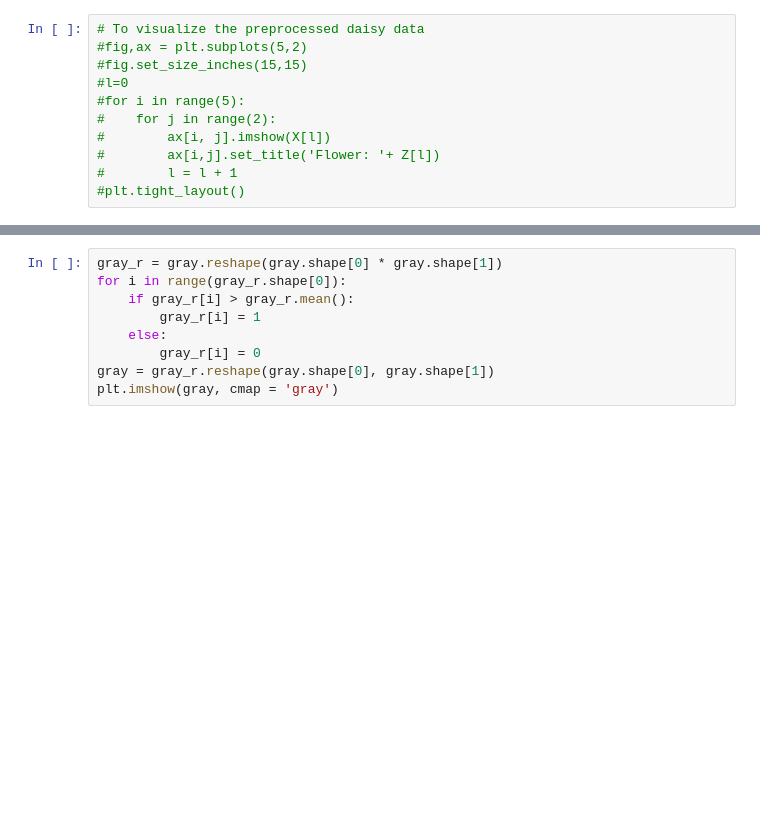
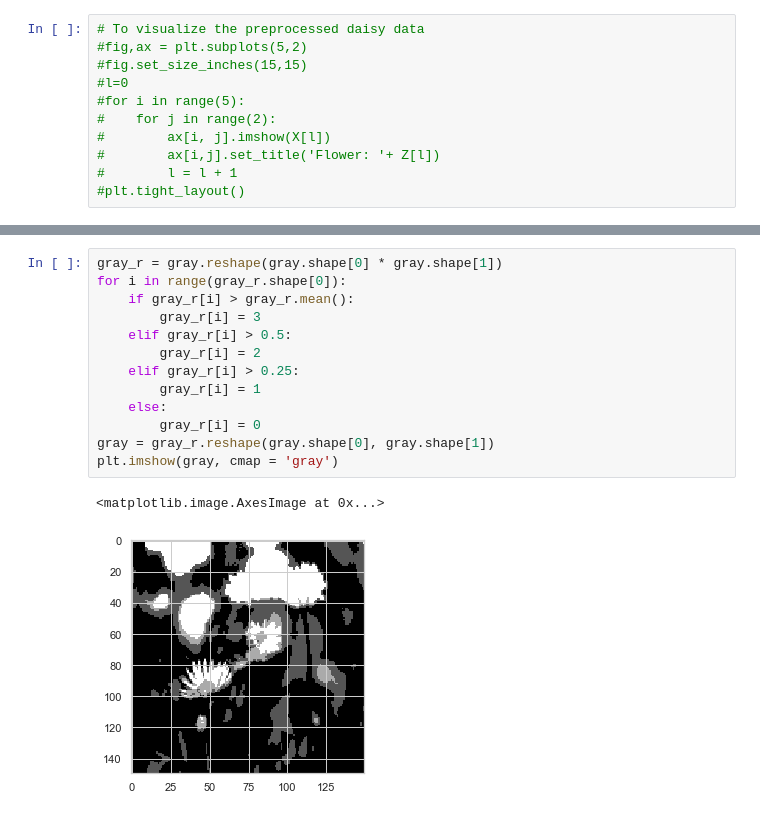
Before and after one commit to SukheshNuthalapati/BeeSnap-ML, a Jupyter notebook: Preproccess/daisies.ipynb, the cells around one changed output, grey strips where cells are left out. Saved outputs shown, nothing was run; the diff lists cells and outputs as text; blank space fills up the shorter version.

```diff
--- a/Preproccess/daisies.ipynb
+++ b/Preproccess/daisies.ipynb
@@ -101,9 +106,16 @@ gray.shape
 # %%
 gray_r = gray.reshape(gray.shape[0] * gray.shape[1])
 for i in range(gray_r.shape[0]):
     if gray_r[i] > gray_r.mean():
+        gray_r[i] = 3
+    elif gray_r[i] > 0.5:
+        gray_r[i] = 2
+    elif gray_r[i] > 0.25:
         gray_r[i] = 1
     else:
         gray_r[i] = 0
 gray = gray_r.reshape(gray.shape[0], gray.shape[1])
 plt.imshow(gray, cmap = 'gray')
+# %% [output]
+<matplotlib.image.AxesImage at 0x...>
+[figure, added]
```
Also changed, not shown: parts of 12 cells of this notebook, 1 other file.
